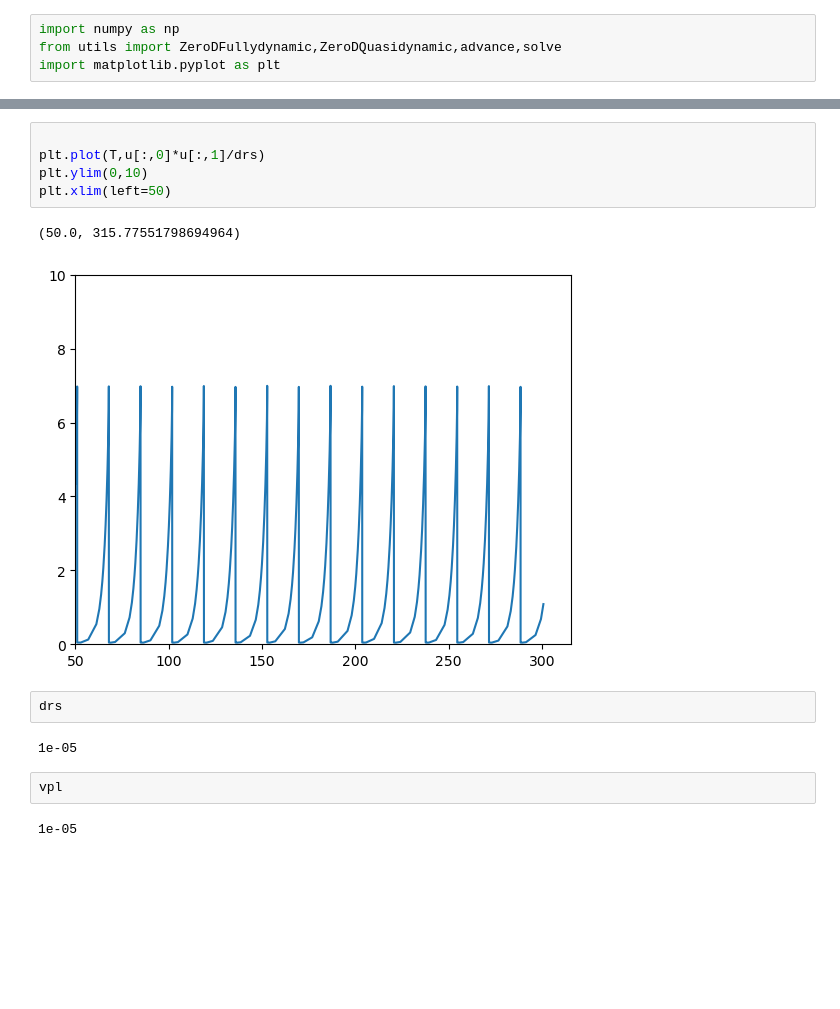
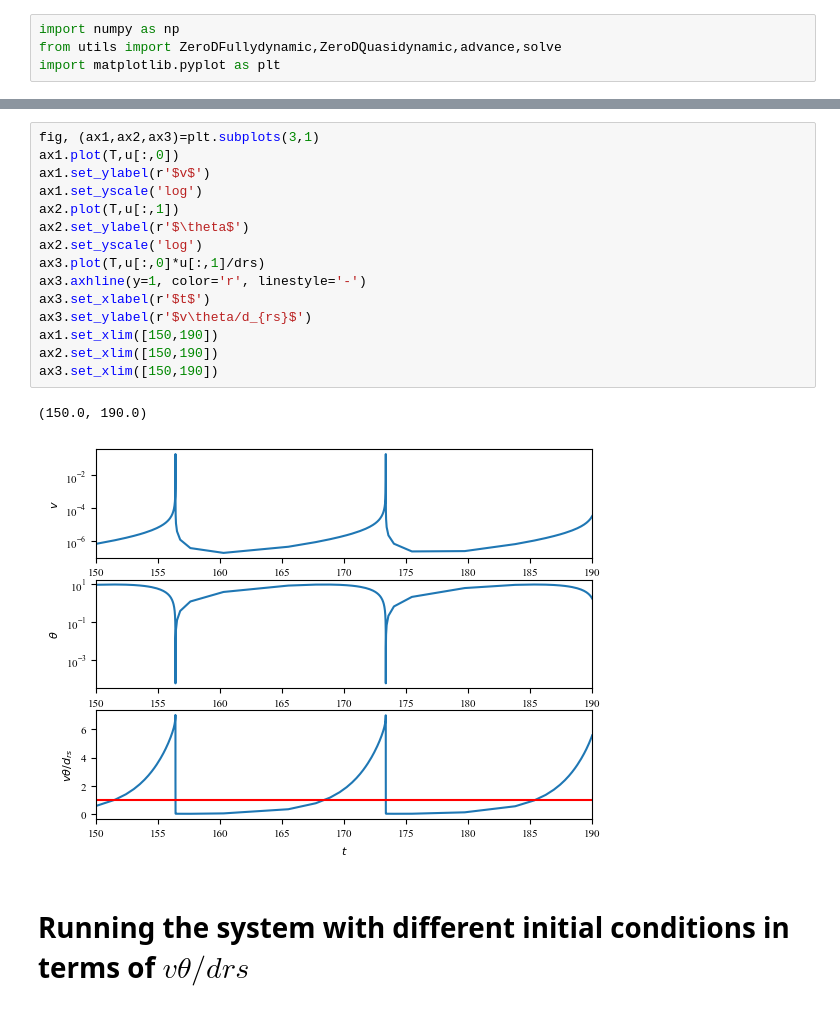
Before and after one commit to hojjatks/ZeroDmodel, a Jupyter notebook: Runme.ipynb, the cells around one changed output, grey strips where cells are left out. Cells and saved outputs as stored; diff of their text form; blank space fills up the shorter version.

```diff
--- a/Runme.ipynb
+++ b/Runme.ipynb
@@ -67,16 +78,20 @@ Text(0, 0.5, '$\\theta$')
-# %%
-
-plt.plot(T,u[:,0]*u[:,1]/drs)
-plt.ylim(0,10)
-plt.xlim(left=50)
-# %% [output]
-(50.0, 315.77551798694964)
-[figure, removed]
-# %%
-drs
-# %% [output]
-1e-05
-# %%
-vpl
-# %% [output]
-1e-05
+# %%
+fig, (ax1,ax2,ax3)=plt.subplots(3,1)
+ax1.plot(T,u[:,0])
+ax1.set_ylabel(r'$v$')
+ax1.set_yscale('log')
+ax2.plot(T,u[:,1])
+ax2.set_ylabel(r'$\theta$')
+ax2.set_yscale('log')
+ax3.plot(T,u[:,0]*u[:,1]/drs)
+ax3.axhline(y=1, color='r', linestyle='-')
+ax3.set_xlabel(r'$t$')
+ax3.set_ylabel(r'$v\theta/d_{rs}$')
+ax1.set_xlim([150,190])
+ax2.set_xlim([150,190])
+ax3.set_xlim([150,190])
+# %% [output]
+(150.0, 190.0)
+[figure, added]
+# %% [markdown]
+# Running the system with different initial conditions in terms of $v\theta/drs$
```
Also changed, not shown: parts of 13 cells of this notebook, 1 other file.
